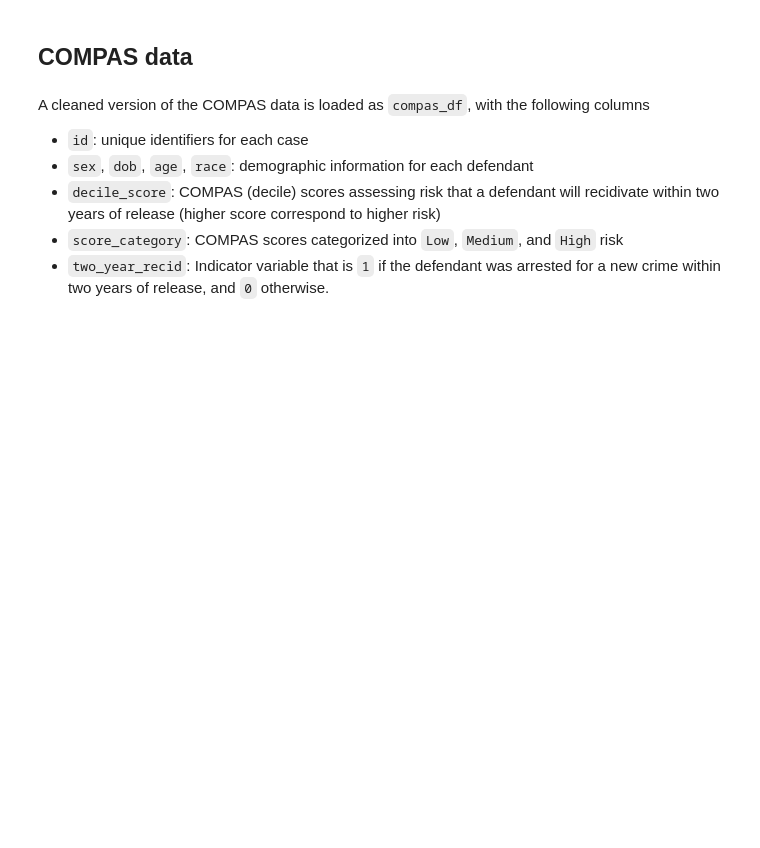
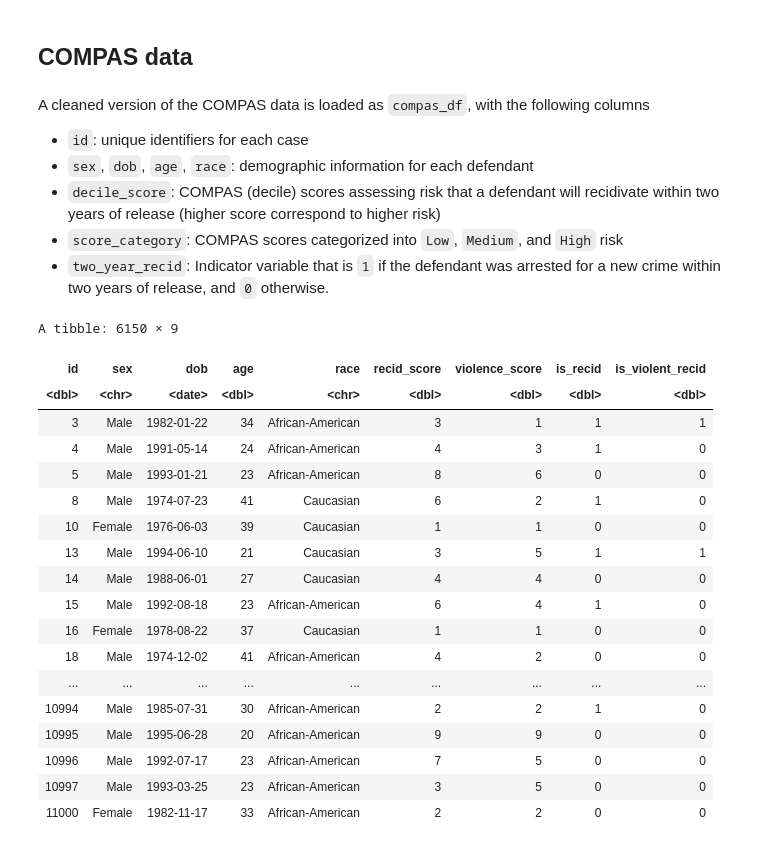
Before and after one commit to stanford-policylab/law-order-algo, a Jupyter notebook: notebooks/week-7-fairness_1-answers.ipynb, the cells around one changed output. Cells and saved outputs as stored; diff of their text form; code cells hidden in the pictures; blank space fills up the shorter version.

```diff
--- a/notebooks/week-7-fairness_1-answers.ipynb
+++ b/notebooks/week-7-fairness_1-answers.ipynb
@@ -23,5 +40,27 @@ A cleaned version of the COMPAS data is loaded as `compas_df`, with the followin
 * `decile_score`: COMPAS (decile) scores assessing risk that a defendant will recidivate within two years of release (higher score correspond to higher risk)
 * `score_category`: COMPAS scores categorized into `Low`, `Medium`, and `High` risk
 * `two_year_recid`: Indicator variable that is `1` if the defendant was arrested for a new crime within two years of release, and `0` otherwise.
+# %%
+compas_df
+# %% [output]
+A tibble: 6150 × 9
+| id | sex | dob | age | race | recid_score | violence_score | is_recid | is_violent_recid |
+| <dbl> | <chr> | <date> | <dbl> | <chr> | <dbl> | <dbl> | <dbl> | <dbl> |
+| 3 | Male | 1982-01-22 | 34 | African-American | 3 | 1 | 1 | 1 |
+| 4 | Male | 1991-05-14 | 24 | African-American | 4 | 3 | 1 | 0 |
+| 5 | Male | 1993-01-21 | 23 | African-American | 8 | 6 | 0 | 0 |
+| 8 | Male | 1974-07-23 | 41 | Caucasian | 6 | 2 | 1 | 0 |
+| 10 | Female | 1976-06-03 | 39 | Caucasian | 1 | 1 | 0 | 0 |
+| 13 | Male | 1994-06-10 | 21 | Caucasian | 3 | 5 | 1 | 1 |
+| 14 | Male | 1988-06-01 | 27 | Caucasian | 4 | 4 | 0 | 0 |
+| 15 | Male | 1992-08-18 | 23 | African-American | 6 | 4 | 1 | 0 |
+| 16 | Female | 1978-08-22 | 37 | Caucasian | 1 | 1 | 0 | 0 |
+| 18 | Male | 1974-12-02 | 41 | African-American | 4 | 2 | 0 | 0 |
+| ... | ... | ... | ... | ... | ... | ... | ... | ... |
+| 10994 | Male | 1985-07-31 | 30 | African-American | 2 | 2 | 1 | 0 |
+| 10995 | Male | 1995-06-28 | 20 | African-American | 9 | 9 | 0 | 0 |
+| 10996 | Male | 1992-07-17 | 23 | African-American | 7 | 5 | 0 | 0 |
+| 10997 | Male | 1993-03-25 | 23 | African-American | 3 | 5 | 0 | 0 |
+| 11000 | Female | 1982-11-17 | 33 | African-American | 2 | 2 | 0 | 0 |
 # %%
 compas_df %>%
```
Also changed, not shown: parts of 27 cells of this notebook.
